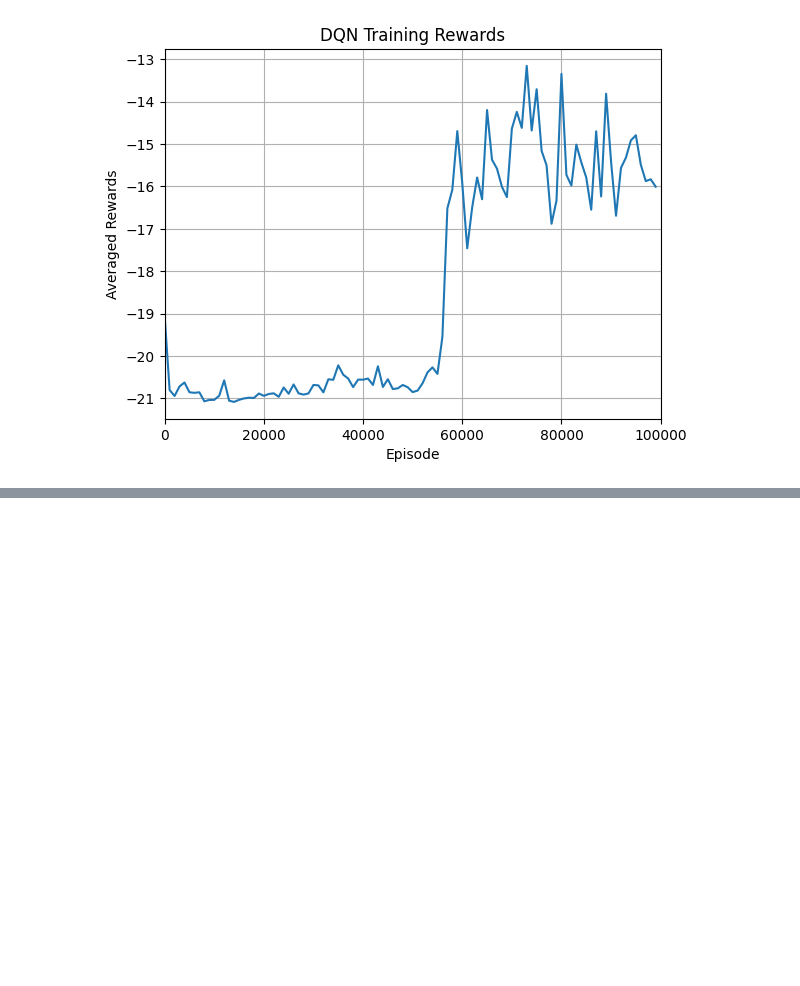
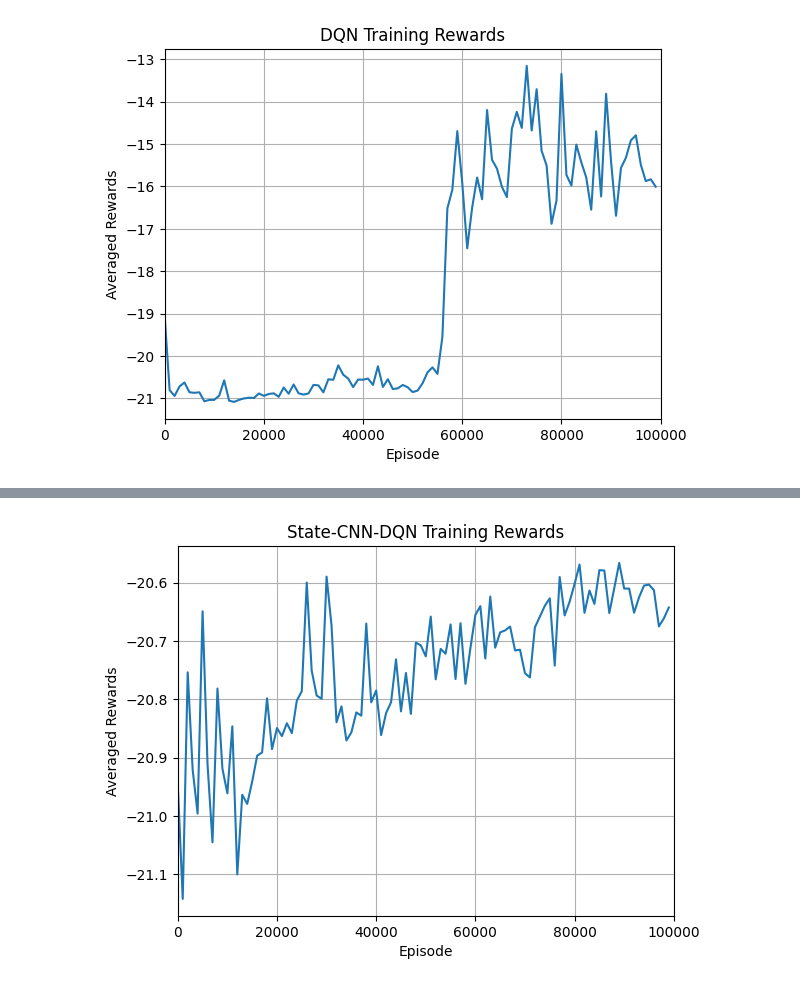
Before and after one commit to shrutiroy03/hitori-rl, a Jupyter notebook: CNN_hitori.ipynb, the cells around one changed output, grey strips where cells are left out. Cells and saved outputs as stored; diff of their text form; code cells hidden in the pictures; blank space fills up the shorter version.

```diff
--- a/CNN_hitori.ipynb
+++ b/CNN_hitori.ipynb
@@ -887,4 +949,4 @@ class QNetwork(nn.Module):
         return self.model(torch.cat((x, conv_x), dim=1))
 # %%
 # State+CNN --> DQN
-cnn2_rewards = train_dqn(episodes=10000, valid_mask = True)
+cnn2_rewards = train_dqn(episodes=100000, valid_mask = True)
@@ -891,26 +971,28 @@ cnn2_rewards = train_dqn(episodes=10000, valid_mask = True)
 # %%
 window_size = 1000
-cumulative_sum = np.cumsum(cnn_rewards)
+cumulative_sum = np.cumsum(cnn2_rewards)
 running_avg = (cumulative_sum[window_size:] - cumulative_sum[:-window_size]) / window_size
 
 initial_values = [np.mean(cnn2_rewards[:i+1]) for i in range(window_size-1)]
 running_avg = np.concatenate((initial_values, running_avg))
 
 cnn_averaged_rewards = [
         np.mean(cnn2_rewards[i:i+window_size])
         for i in range(0, len(cnn2_rewards), window_size)
     ]
 
 # Plotting rewards
 # plt.plot(rewards, label="Rewards")
 # plt.plot(running_avg, label="Running Average")
 plt.plot(range(0, len(cnn2_rewards), window_size), cnn_averaged_rewards, label="Averaged Rewards")
 plt.xlabel("Episode")
 plt.ylabel("Averaged Rewards")
 plt.title("State-CNN-DQN Training Rewards")
 plt.xlim(0, len(cnn2_rewards))
 #plt.ylim(-25, -20)
 plt.grid(True)
 plt.savefig("cnn2_10000_rewards.png")
 plt.show()
+# %% [output]
+[figure, added]
 # %%
```
Also changed, not shown: parts of 16 cells of this notebook.
